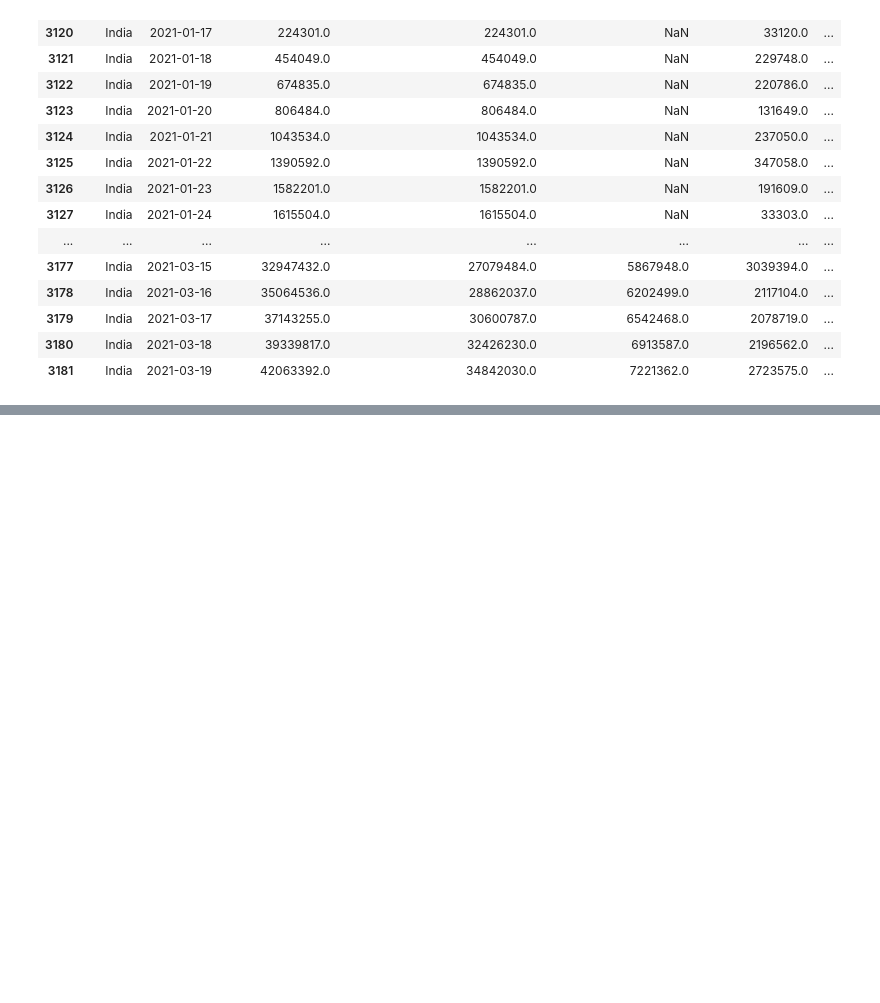
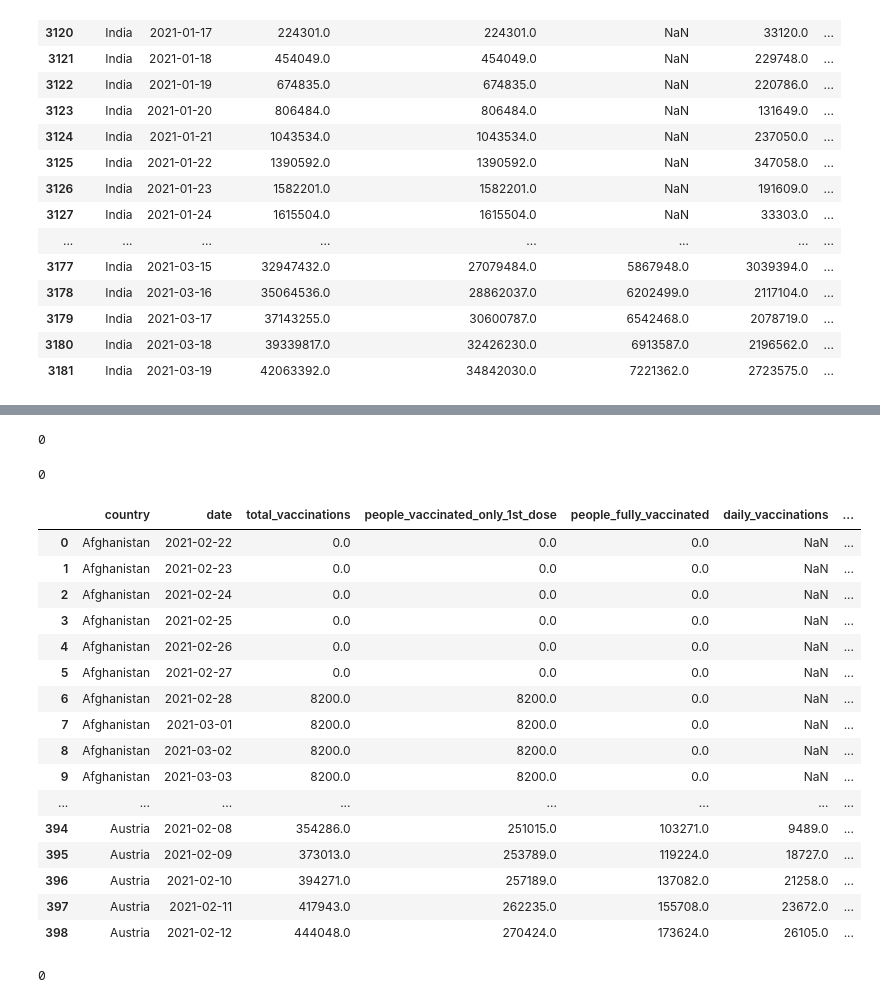
Before and after one commit to Dhruv-praju/COVID-19-Tracker, a Jupyter notebook: Vaccination analysis.ipynb, the cells around one changed output, grey strips where cells are left out. Cells and saved outputs as stored; diff of their text form; code cells hidden in the pictures; blank space fills up the shorter version.

```diff
--- a/Vaccination analysis.ipynb
+++ b/Vaccination analysis.ipynb
@@ -346,0 +343,30 @@ vac_data['people_vaccinated_only_1st_dose'].isnull().sum()
+# %%
+vac_data['people_vaccinated_only_1st_dose'].isnull().sum()
+# %% [output]
+0
+# %%
+vac_data['people_fully_vaccinated'] = vac_data['total_vaccinations'] - vac_data['people_vaccinated_only_1st_dose']
+# %%
+vac_data['people_fully_vaccinated'].isnull().sum()
+# %% [output]
+0
+# %%
+vac_data.head(400)
+# %% [output]
+|  | country | date | total_vaccinations | people_vaccinated_only_1st_dose | people_fully_vaccinated | daily_vaccinations | ... |
+| 0 | Afghanistan | 2021-02-22 | 0.0 | 0.0 | 0.0 | NaN | ... |
+| 1 | Afghanistan | 2021-02-23 | 0.0 | 0.0 | 0.0 | NaN | ... |
+| 2 | Afghanistan | 2021-02-24 | 0.0 | 0.0 | 0.0 | NaN | ... |
+| 3 | Afghanistan | 2021-02-25 | 0.0 | 0.0 | 0.0 | NaN | ... |
+| 4 | Afghanistan | 2021-02-26 | 0.0 | 0.0 | 0.0 | NaN | ... |
+| 5 | Afghanistan | 2021-02-27 | 0.0 | 0.0 | 0.0 | NaN | ... |
+| 6 | Afghanistan | 2021-02-28 | 8200.0 | 8200.0 | 0.0 | NaN | ... |
+| 7 | Afghanistan | 2021-03-01 | 8200.0 | 8200.0 | 0.0 | NaN | ... |
+| 8 | Afghanistan | 2021-03-02 | 8200.0 | 8200.0 | 0.0 | NaN | ... |
+| 9 | Afghanistan | 2021-03-03 | 8200.0 | 8200.0 | 0.0 | NaN | ... |
+| ... | ... | ... | ... | ... | ... | ... | ... |
+| 394 | Austria | 2021-02-08 | 354286.0 | 251015.0 | 103271.0 | 9489.0 | ... |
+| 395 | Austria | 2021-02-09 | 373013.0 | 253789.0 | 119224.0 | 18727.0 | ... |
+| 396 | Austria | 2021-02-10 | 394271.0 | 257189.0 | 137082.0 | 21258.0 | ... |
+| 397 | Austria | 2021-02-11 | 417943.0 | 262235.0 | 155708.0 | 23672.0 | ... |
+| 398 | Austria | 2021-02-12 | 444048.0 | 270424.0 | 173624.0 | 26105.0 | ... |
@@ -346,0 +375,4 @@ vac_data['people_vaccinated_only_1st_dose'].isnull().sum()
+# %%
+vac_data['daily_vaccinations'].isnull().sum()
+# %% [output]
+0
```
Also changed, not shown: parts of 29 cells of this notebook.
